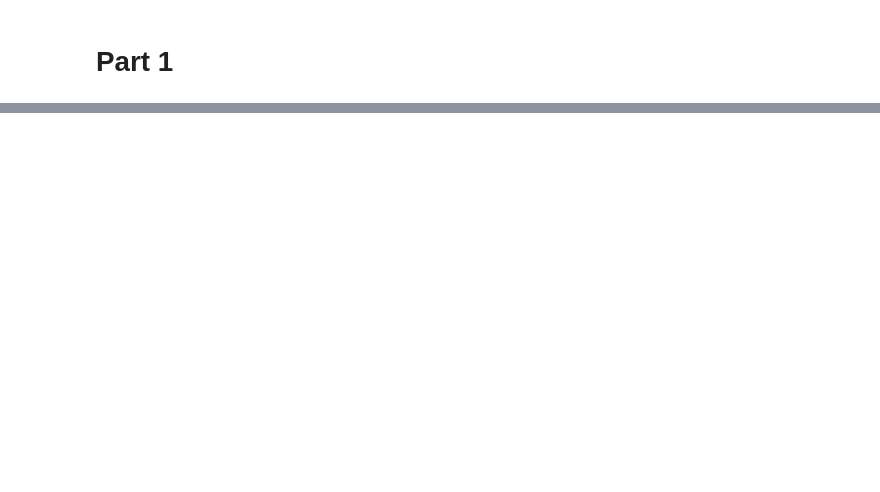
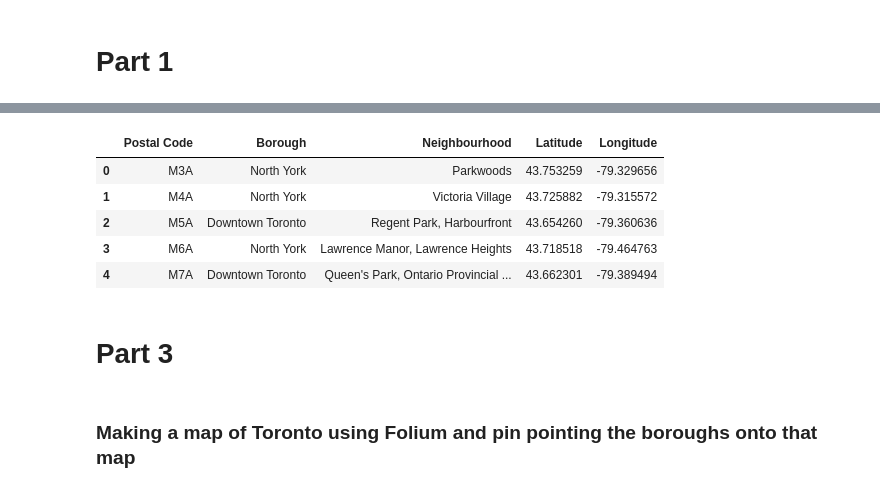
Before and after one commit to Ljiljanank/Capstone-Projekt, a Jupyter notebook: Segmenting and Clustering Neighborhoods in Toronto.ipynb, the cells around one changed output, grey strips where cells are left out. Cells and saved outputs as stored; diff of their text form; code cells hidden in the pictures; blank space fills up the shorter version.

```diff
--- a/Segmenting and Clustering Neighborhoods in Toronto.ipynb
+++ b/Segmenting and Clustering Neighborhoods in Toronto.ipynb
@@ -2,0 +26,10 @@
+# %%
+Toronto = requests.get("https://en.wikipedia.org/wiki/List_of_postal_codes_of_Canada:_M")
+
+soup = BeautifulSoup(Toronto.content,'lxml')
+
+table = soup.find_all('table')[0]
+
+df = pd.read_html(str(table))[0]
+
+df.head()
@@ -2,0 +45,5 @@
+# %%
+df["Borough"].replace('Not assigned', np.nan, inplace=True)
+df.dropna(subset=["Borough"], axis=0, inplace=True)
+df.reset_index(drop=True, inplace=True)
+df.head()
@@ -2,0 +71,3 @@
+# %%
+df['Neighbourhood'] = np.where(df['Neighbourhood']== 'Not assigned', df['Borough'], df['Neighbourhood'])
+df.head()
@@ -2,0 +96,3 @@
+# %%
+geoloc_df = pd.read_csv('Geospatial_Coordinates.csv.csv')
+geoloc_df.head()
@@ -2,0 +106,14 @@
+# %%
+toronto_df = df.merge(geoloc_df, how = 'inner', on = ['Postal Code', 'Postal Code'])
+toronto_df.head()
+# %% [output]
+|  | Postal Code | Borough | Neighbourhood | Latitude | Longitude |
+| 0 | M3A | North York | Parkwoods | 43.753259 | -79.329656 |
+| 1 | M4A | North York | Victoria Village | 43.725882 | -79.315572 |
+| 2 | M5A | Downtown Toronto | Regent Park, Harbourfront | 43.654260 | -79.360636 |
+| 3 | M6A | North York | Lawrence Manor, Lawrence Heights | 43.718518 | -79.464763 |
+| 4 | M7A | Downtown Toronto | Queen's Park, Ontario Provincial ... | 43.662301 | -79.389494 |
+# %% [markdown]
+# Part 3
+# %% [markdown]
+### Making a map of Toronto using Folium and pin pointing the boroughs onto that map
```
Also changed, not shown: parts of 19 cells of this notebook.
